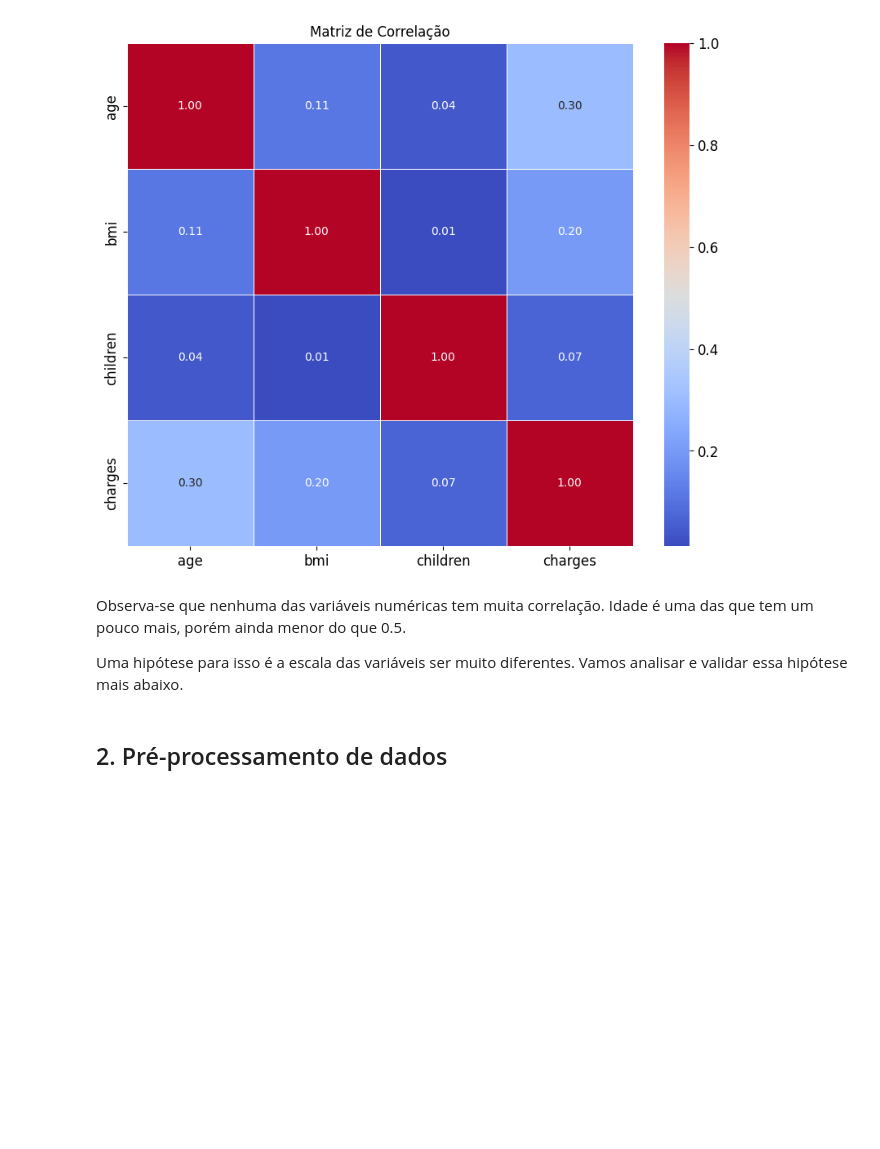
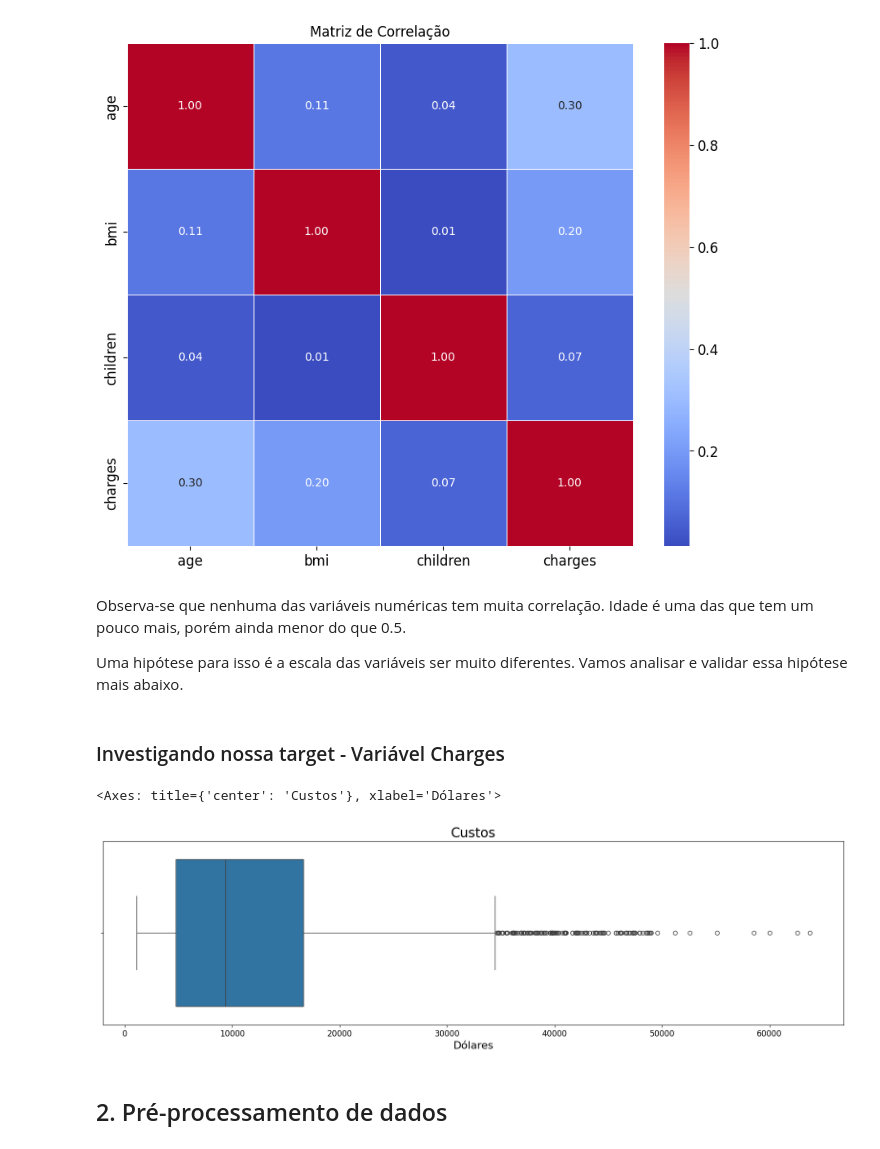
Before and after one commit to biancaalvesb/FIAP_POS_IA_ML, a Jupyter notebook: regressao_tech_challenge_1.ipynb, the cells around one changed output. Saved outputs shown, nothing was run; the diff lists cells and outputs as text; code cells hidden in the pictures; blank space fills up the shorter version.

```diff
--- a/regressao_tech_challenge_1.ipynb
+++ b/regressao_tech_challenge_1.ipynb
@@ -131,6 +131,17 @@ plt.show()
 Observa-se que nenhuma das variáveis numéricas tem muita correlação. Idade é uma das que tem um pouco mais, porém ainda menor do que 0.5.
 
 Uma hipótese para isso é a escala das variáveis ser muito diferentes. Vamos analisar e validar essa hipótese mais abaixo.
+# %% [markdown]
+### Investigando nossa target - Variável Charges
+# %%
+ax = sns.boxplot(data=dataset['charges'], orient='h')
+ax.figure.set_size_inches(20, 5)
+ax.set_title('Custos', fontsize=20)
+ax.set_xlabel('Dólares', fontsize=16)
+ax
+# %% [output]
+<Axes: title={'center': 'Custos'}, xlabel='Dólares'>
+[figure, added]
 # %% [markdown]
 ## 2. Pré-processamento de dados
 # %% [markdown]
```
Also changed, not shown: parts of 10 cells of this notebook.
